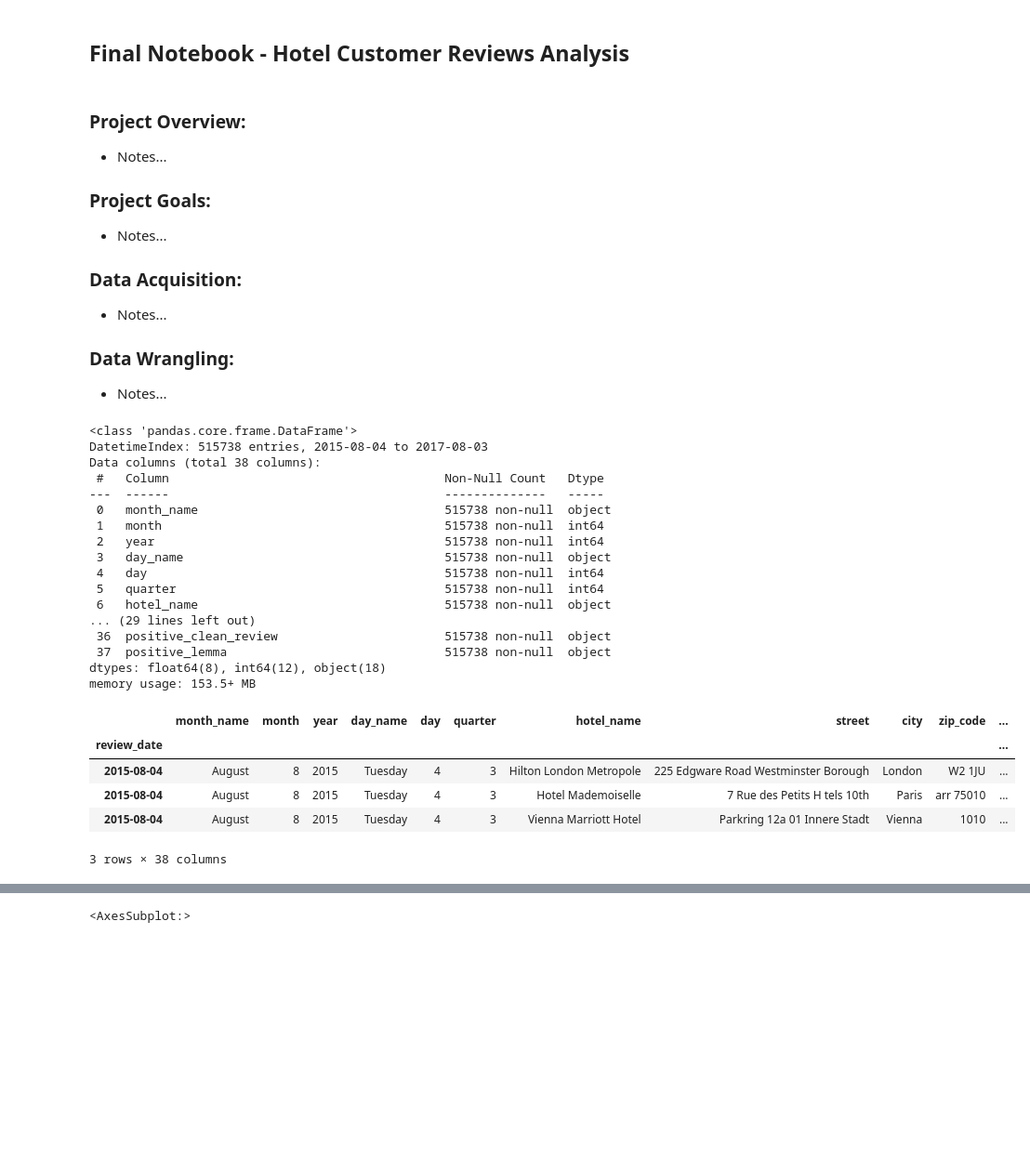
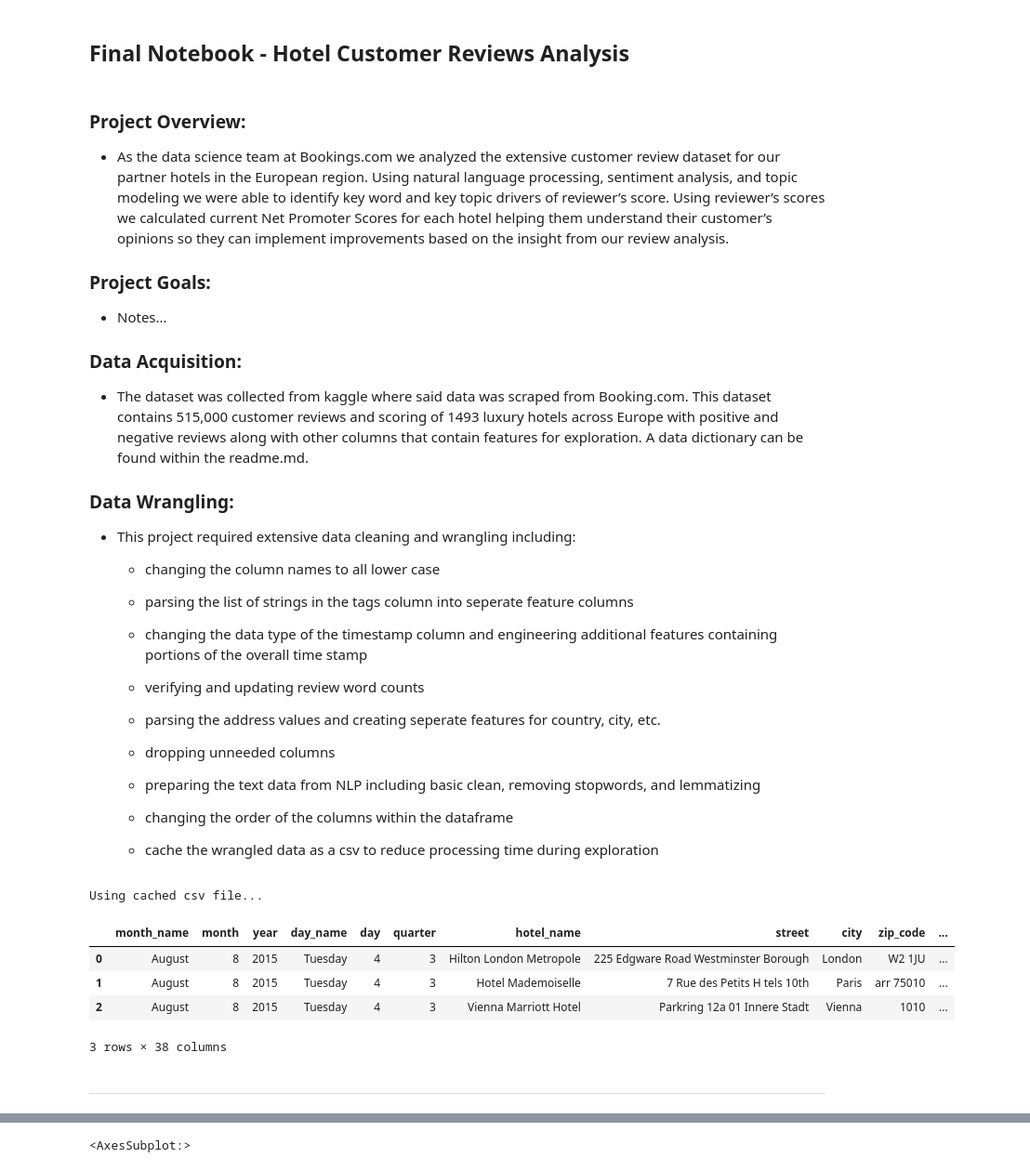
Before and after one commit to InPersonAnalysis/customer_review_capston, a Jupyter notebook: final_notebook.ipynb, the cells around one changed output, grey strips where cells are left out. Shown at 93% size. Drawn from its saved outputs; the diff is of its cells as text; code cells hidden in the pictures; blank space fills up the shorter version.

```diff
--- a/final_notebook.ipynb
+++ b/final_notebook.ipynb
@@ -13,7 +13,7 @@ from nltk.corpus import stopwords
 # %% [markdown]
 ### Project Overview:
 
-- Notes...
+- As the data science team at Bookings.com we analyzed the extensive customer review dataset for our partner hotels in the European region. Using natural language processing, sentiment analysis, and topic modeling we were able to identify key word and key topic drivers of reviewer’s score. Using reviewer’s scores we calculated current Net Promoter Scores for each hotel helping them understand their customer’s opinions so they can implement improvements based on the insight from our review analysis.
 
 
 ### Project Goals:
@@ -23,40 +23,43 @@ from nltk.corpus import stopwords
 
 ### Data Acquisition:
 
-- Notes...
+- The dataset was collected from kaggle where said data was scraped from Booking.com. This dataset contains 515,000 customer reviews and scoring of 1493 luxury hotels across Europe with positive and negative reviews along with other columns that contain features for exploration. A data dictionary can be found within the readme.md.
 
 
 ### Data Wrangling:
 
-- Notes...
+- This project required extensive data cleaning and wrangling including:
+
+    - changing the column names to all lower case
+
+    - parsing the list of strings in the tags column into seperate feature columns
+
+    - changing the data type of the timestamp column and engineering additional features containing portions of the overall time stamp
+
+    - verifying and updating review word counts
+
+    - parsing the address values and creating seperate features for country, city, etc.
+
+    - dropping unneeded columns
+
+    - preparing the text data from NLP including basic clean, removing stopwords, and lemmatizing
+
+    - changing the order of the columns within the dataframe
+
+    - cache the wrangled data as a csv to reduce processing time during exploration
 # %%
 df = wrangle.wrangle_hotel()
-df.info()
+#df.info()
 df.head(3)
 # %% [output]
-<class 'pandas.core.frame.DataFrame'>
-DatetimeIndex: 515738 entries, 2015-08-04 to 2017-08-03
-Data columns (total 38 columns):
- #   Column                                      Non-Null Count   Dtype
----  ------                                      --------------   -----
- 0   month_name                                  515738 non-null  object
- 1   month                                       515738 non-null  int64
- 2   year                                        515738 non-null  int64
- 3   day_name                                    515738 non-null  object
- 4   day                                         515738 non-null  int64
- 5   quarter                                     515738 non-null  int64
- 6   hotel_name                                  515738 non-null  object
-... (29 lines left out)
- 36  positive_clean_review                       515738 non-null  object
- 37  positive_lemma                              515738 non-null  object
-dtypes: float64(8), int64(12), object(18)
-memory usage: 153.5+ MB
+Using cached csv file...
 |  | month_name | month | year | day_name | day | quarter | hotel_name | street | city | zip_code | ... |
-| review_date |  |  |  |  |  |  |  |  |  |  | ... |
-| 2015-08-04 | August | 8 | 2015 | Tuesday | 4 | 3 | Hilton London Metropole | 225 Edgware Road Westminster Borough | London | W2 1JU | ... |
-| 2015-08-04 | August | 8 | 2015 | Tuesday | 4 | 3 | Hotel Mademoiselle | 7 Rue des Petits H tels 10th | Paris | arr 75010 | ... |
-| 2015-08-04 | August | 8 | 2015 | Tuesday | 4 | 3 | Vienna Marriott Hotel | Parkring 12a 01 Innere Stadt | Vienna | 1010 | ... |
+| 0 | August | 8 | 2015 | Tuesday | 4 | 3 | Hilton London Metropole | 225 Edgware Road Westminster Borough | London | W2 1JU | ... |
+| 1 | August | 8 | 2015 | Tuesday | 4 | 3 | Hotel Mademoiselle | 7 Rue des Petits H tels 10th | Paris | arr 75010 | ... |
+| 2 | August | 8 | 2015 | Tuesday | 4 | 3 | Vienna Marriott Hotel | Parkring 12a 01 Innere Stadt | Vienna | 1010 | ... |
 3 rows × 38 columns
+# %% [markdown]
+---
 # %% [markdown]
 ### Exploration - Dataset Breakdown
 
```
Also changed, not shown: parts of 20 cells of this notebook.
